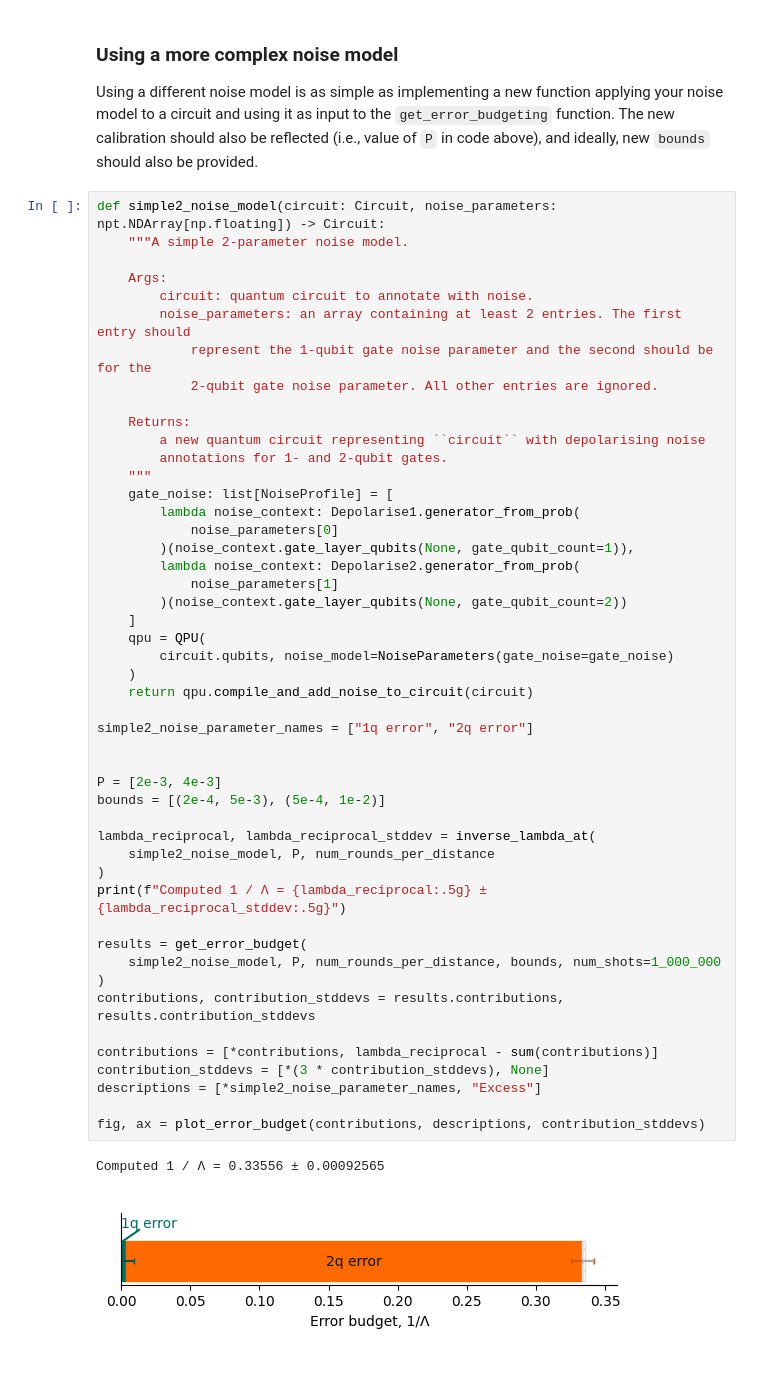
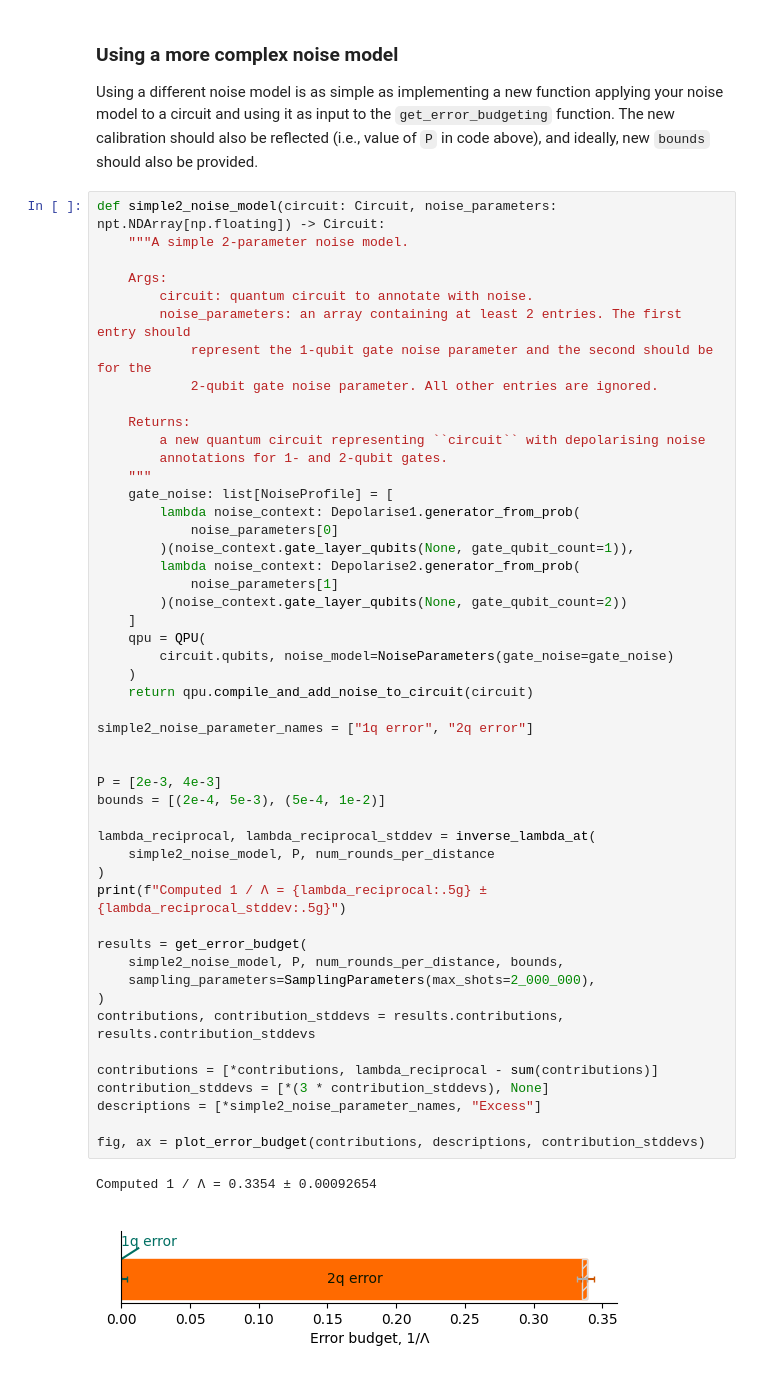
Before and after one commit to Deltakit/deltakit, a Jupyter notebook: docs/guide/error_budgeting.ipynb, the cells around one changed output. Saved outputs shown, nothing was run; the diff lists cells and outputs as text.

Commit message:
Introduce new parameter dataclasses

```diff
--- a/docs/guide/error_budgeting.ipynb
+++ b/docs/guide/error_budgeting.ipynb
@@ -345,33 +347,34 @@ def simple2_noise_model(circuit: Circuit, noise_parameters: npt.NDArray[np.float
         lambda noise_context: Depolarise2.generator_from_prob(
             noise_parameters[1]
         )(noise_context.gate_layer_qubits(None, gate_qubit_count=2))
     ]
     qpu = QPU(
         circuit.qubits, noise_model=NoiseParameters(gate_noise=gate_noise)
     )
     return qpu.compile_and_add_noise_to_circuit(circuit)
 
 simple2_noise_parameter_names = ["1q error", "2q error"]
 
 
 P = [2e-3, 4e-3]
 bounds = [(2e-4, 5e-3), (5e-4, 1e-2)]
 
 lambda_reciprocal, lambda_reciprocal_stddev = inverse_lambda_at(
     simple2_noise_model, P, num_rounds_per_distance
 )
 print(f"Computed 1 / Λ = {lambda_reciprocal:.5g} ± {lambda_reciprocal_stddev:.5g}")
 
 results = get_error_budget(
-    simple2_noise_model, P, num_rounds_per_distance, bounds, num_shots=1_000_000
+    simple2_noise_model, P, num_rounds_per_distance, bounds,
+    sampling_parameters=SamplingParameters(max_shots=2_000_000),
 )
 contributions, contribution_stddevs = results.contributions, results.contribution_stddevs
 
 contributions = [*contributions, lambda_reciprocal - sum(contributions)]
 contribution_stddevs = [*(3 * contribution_stddevs), None]
 descriptions = [*simple2_noise_parameter_names, "Excess"]
 
 fig, ax = plot_error_budget(contributions, descriptions, contribution_stddevs)
 # %% [output]
-Computed 1 / Λ = 0.33556 ± 0.00092565
+Computed 1 / Λ = 0.3354 ± 0.00092654
-[figure, old version]
+[figure, new version]
```
Also changed, not shown: parts of 4 cells of this notebook, 7 other files.
